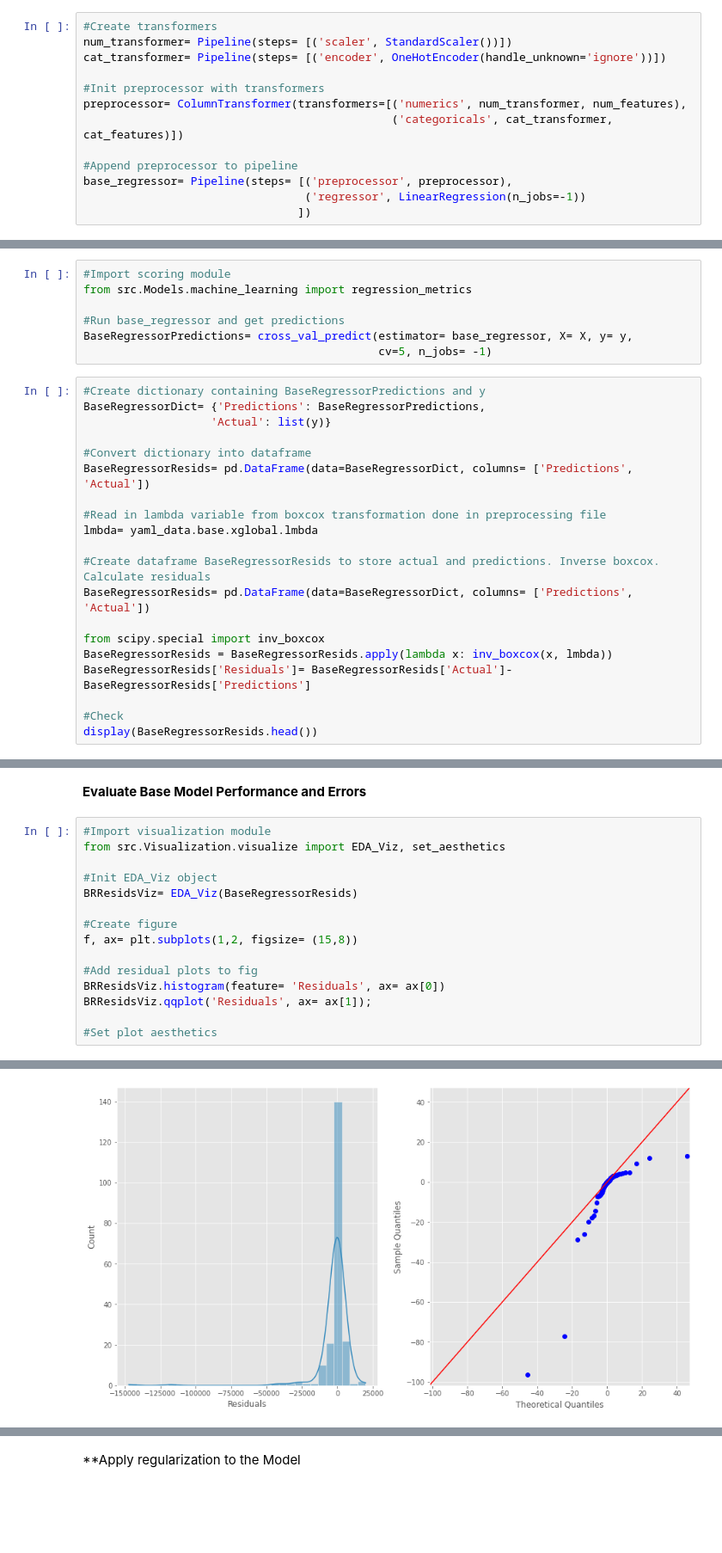
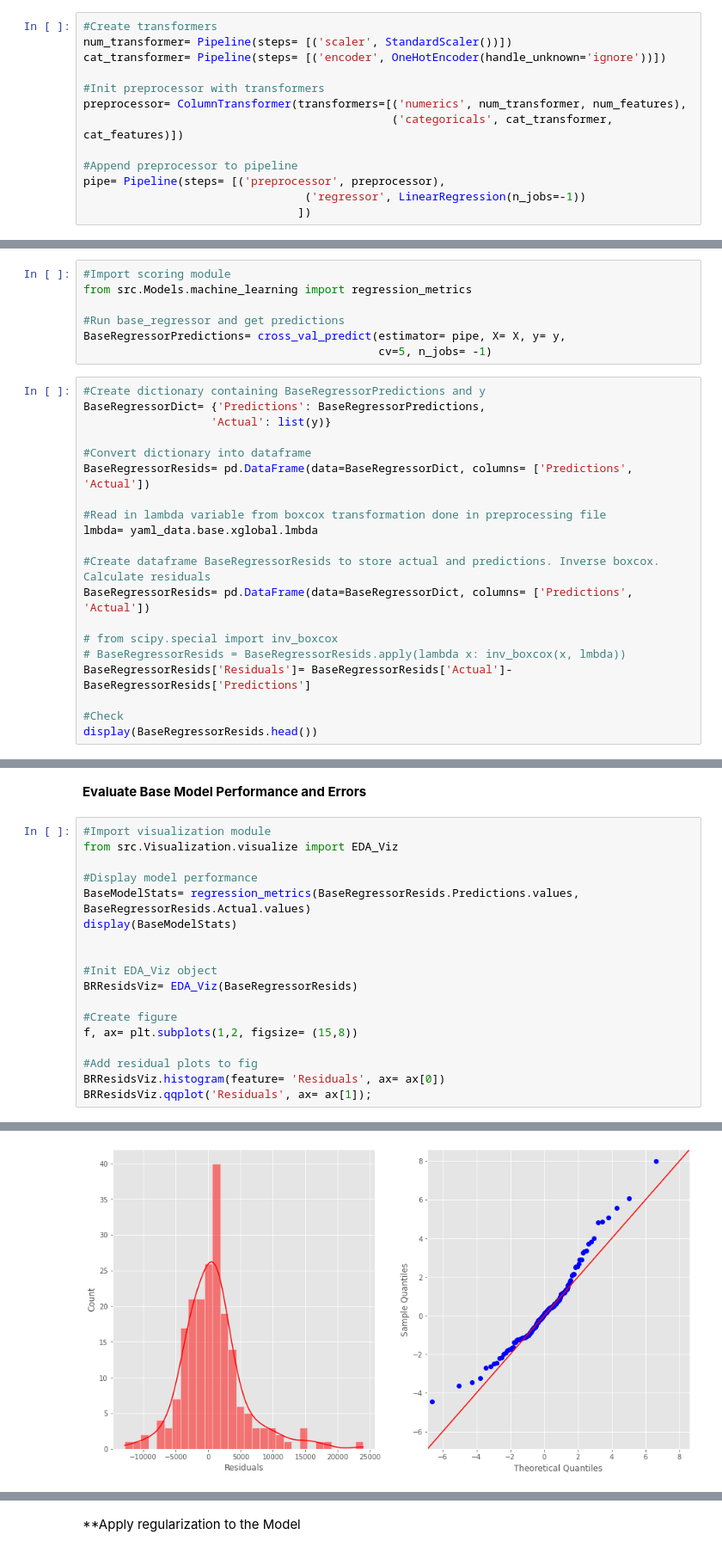
Before and after one commit to KishenSharma6/CarPricesPrediction, a Jupyter notebook: Notebooks/Modeling/20201022_Modeling.ipynb, the cells around one changed output, grey strips where cells are left out. Shown at 86% size. Cells and saved outputs as stored; diff of their text form; blank space fills up the shorter version.

Commit message:
Added v2.0 model

```diff
--- a/Notebooks/Modeling/20201022_Modeling.ipynb
+++ b/Notebooks/Modeling/20201022_Modeling.ipynb
@@ -114,7 +115,7 @@ preprocessor= ColumnTransformer(transformers=[('numerics', num_transformer, num_
                                               ('categoricals', cat_transformer, cat_features)])
 
 #Append preprocessor to pipeline
-base_regressor= Pipeline(steps= [('preprocessor', preprocessor),
+pipe= Pipeline(steps= [('preprocessor', preprocessor),
                                  ('regressor', LinearRegression(n_jobs=-1))
                                 ])
 # %% [markdown]
@@ -124,7 +125,7 @@ base_regressor= Pipeline(steps= [('preprocessor', preprocessor),
 from src.Models.machine_learning import regression_metrics
 
 #Run base_regressor and get predictions
-BaseRegressorPredictions= cross_val_predict(estimator= base_regressor, X= X, y= y,
+BaseRegressorPredictions= cross_val_predict(estimator= pipe, X= X, y= y,
                                             cv=5, n_jobs= -1)
 # %%
 #Create dictionary containing BaseRegressorPredictions and y
@@ -140,8 +141,8 @@ lmbda= yaml_data.base.xglobal.lmbda
 #Create dataframe BaseRegressorResids to store actual and predictions. Inverse boxcox. Calculate residuals
 BaseRegressorResids= pd.DataFrame(data=BaseRegressorDict, columns= ['Predictions', 'Actual'])
 
-from scipy.special import inv_boxcox
-BaseRegressorResids = BaseRegressorResids.apply(lambda x: inv_boxcox(x, lmbda))
+# from scipy.special import inv_boxcox
+# BaseRegressorResids = BaseRegressorResids.apply(lambda x: inv_boxcox(x, lmbda))
 BaseRegressorResids['Residuals']= BaseRegressorResids['Actual']- BaseRegressorResids['Predictions']
 
 #Check
@@ -157,7 +158,12 @@ display(BaseRegressorResids.head())
 **Evaluate Base Model Performance and Errors**
 # %%
 #Import visualization module
-from src.Visualization.visualize import EDA_Viz, set_aesthetics
+from src.Visualization.visualize import EDA_Viz
+
+#Display model performance
+BaseModelStats= regression_metrics(BaseRegressorResids.Predictions.values, BaseRegressorResids.Actual.values)
+display(BaseModelStats)
+
 
 #Init EDA_Viz object
 BRResidsViz= EDA_Viz(BaseRegressorResids)
@@ -168,6 +174,4 @@ f, ax= plt.subplots(1,2, figsize= (15,8))
 #Add residual plots to fig
 BRResidsViz.histogram(feature= 'Residuals', ax= ax[0])
 BRResidsViz.qqplot('Residuals', ax= ax[1]);
-
-#Set plot aesthetics
 # %% [output]
@@ -174 +183 @@ BRResidsViz.qqplot('Residuals', ax= ax[1]);
-[figure, old version]
+[figure, new version]
```
Also changed, not shown: parts of 11 cells of this notebook.
